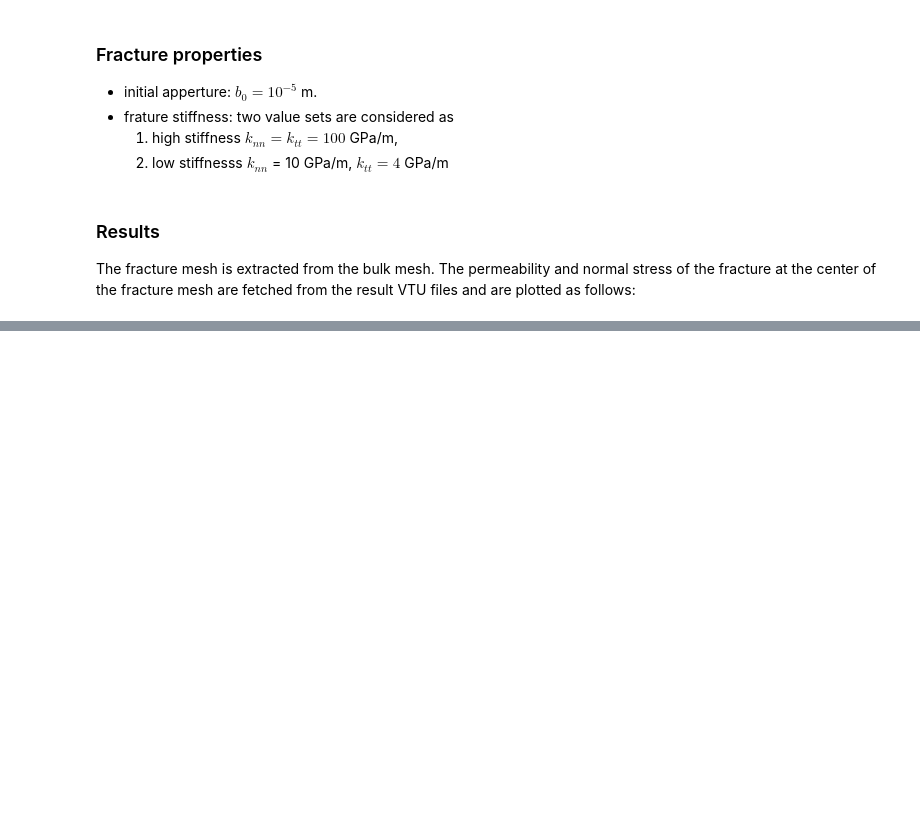
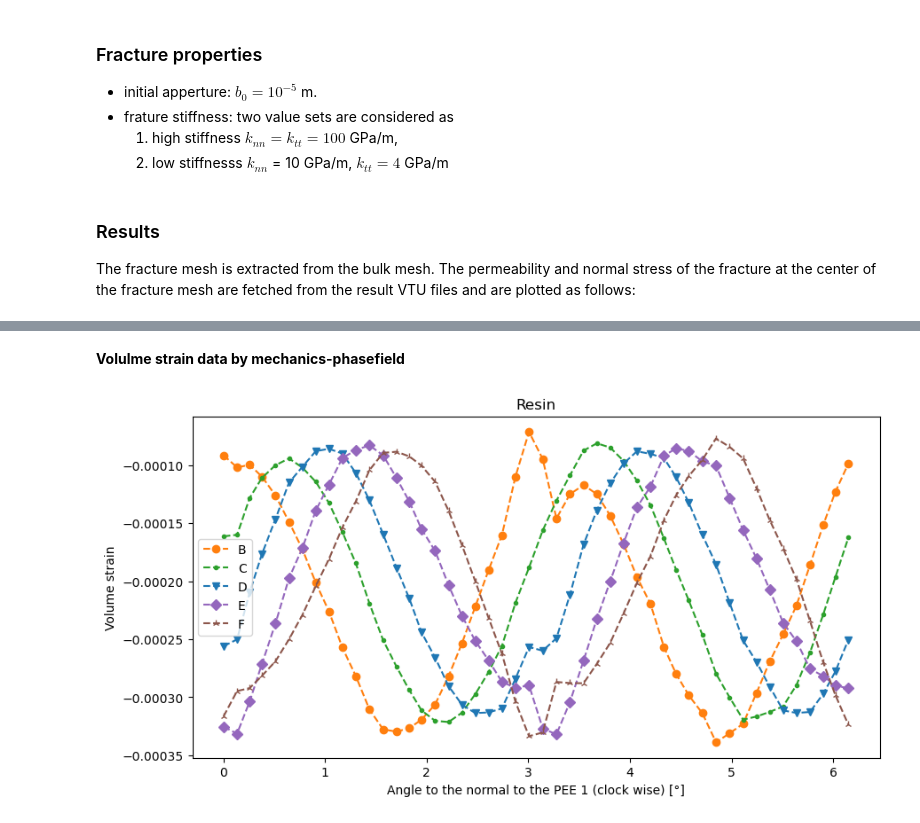
Before and after one commit to wenqing/GreatCell_benchmark, a Jupyter notebook: 3D_HM/GreatCellHM2.ipynb, the cells around one changed output, grey strips where cells are left out. Drawn from its saved outputs; the diff is of its cells as text; code cells hidden in the pictures; blank space fills up the shorter version.

```diff
--- a/3D_HM/GreatCellHM2.ipynb
+++ b/3D_HM/GreatCellHM2.ipynb
@@ -206,0 +268,2 @@ plot_figure(mock_sn, k_resin, k_greywacke, k_gneiss,
+# %% [markdown]
+**Volulme strain data by mechanics-phasefield**
@@ -206,0 +286,44 @@ plot_figure(mock_sn, k_resin, k_greywacke, k_gneiss,
+# %%
+def plot_volume_strain(root_directory, material_name, material_name_m_ph = ''):
+    directories = [root_directory + 'B',
+                   root_directory + 'C',
+                   root_directory + 'D',
+                   root_directory + 'E',
+                   root_directory + 'F']
+    markers = ['o', '.', 'v', 'D', '2']
+    load_case = ['B', 'C', 'D', 'E', 'F']
+
+    #named_colors =['#1f77b4', '#ff7f0e', '#2ca02c', '#d62728', '#9467bd', '#8c564b', '#e377c2', '#7f7f7f', '#bcbd22', '#17becf']
+    named_colors =['C1', 'C2', 'C0', 'C4', 'C5']
+
+    #num_colors = 5
+    # Get the 'gnuplot' colormap
+    #cmap = plt.get_cmap('gnuplot')
+    # Create a list of colors by evenly spacing through the colormap
+    #colors = [cmap(i) for i in np.linspace(0, 1, num_colors)]
+
+    plt.rcParams['figure.figsize'] = [10, 5]
+    for i, dir in enumerate(directories):
+        angles, eps_v = get_volume_strain(dir,  material_name)
+
+        plt.plot(angles, eps_v, color = named_colors[i], marker=markers[i], linestyle = 'dashed', label=load_case[i])
+
+        if material_name_m_ph != '':
+            file_name = get_m_ph_data_file_name(material_name_m_ph, load_case[i])
+            angles, eps_v = read_two_column_ascii_file(file_name)
+            plt.plot(angles, -eps_v, color = named_colors[i], marker=markers[i], linestyle = 'dotted', label=load_case[i] + '_MPh')
+
+
+    plt.title(material_name)
+    plt.xlabel('Angle to the normal to the PEE 1 (clock wise) [°]')
+    plt.ylabel('Volume strain')
+    plt.legend()
+
+    plt.savefig('ufz_HM3_' + material_name + '_' + material_name_m_ph + '_volume_strain_at_r0.06.png')
+    plt.show()
+# %%
+root_output_directory = '../../output/HM/full_fracture/high_kn/'
+
+plot_volume_strain(root_output_directory, 'Resin')
+# %% [output]
+[figure, added]
```
Also changed, not shown: parts of 20 cells of this notebook.
